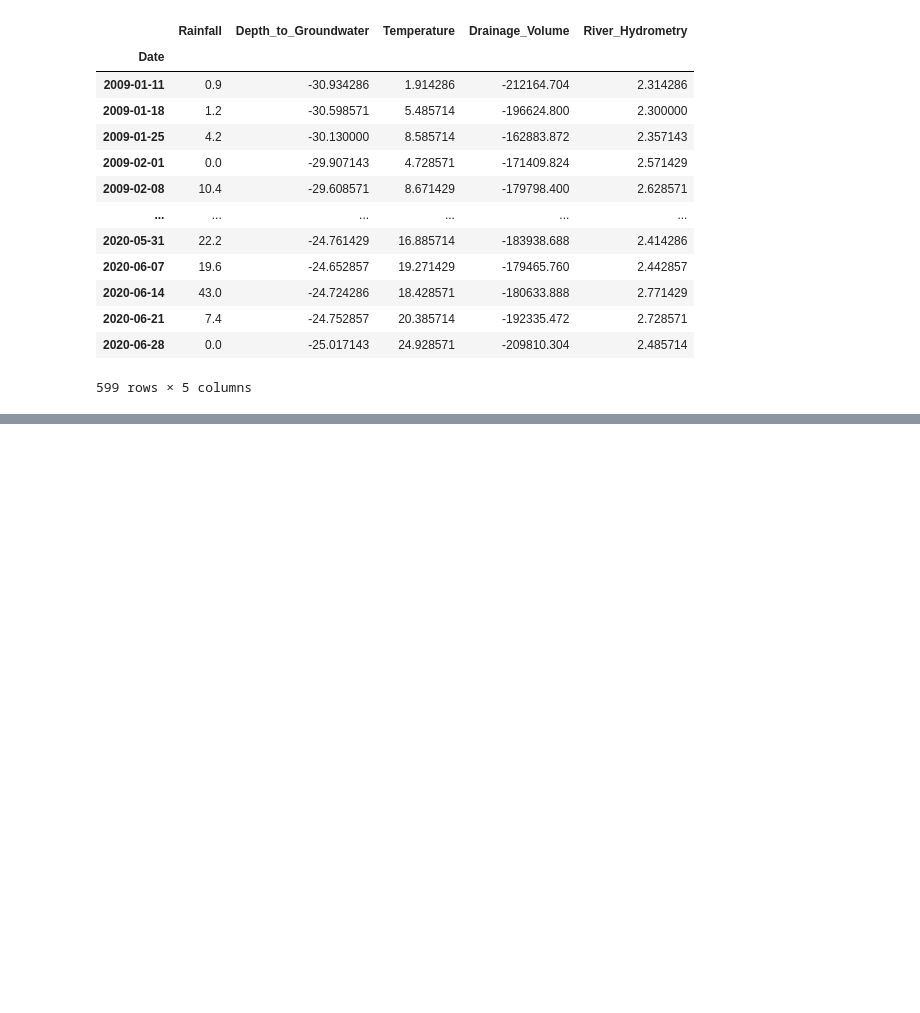
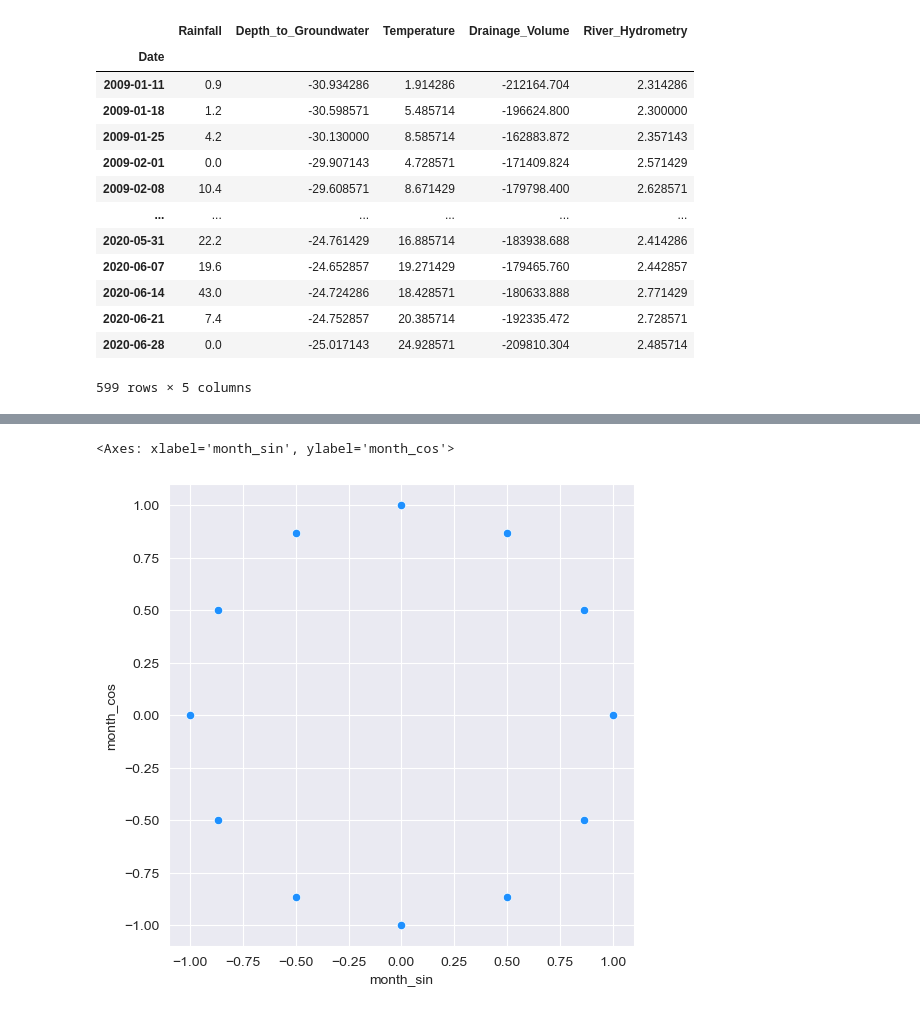
Before and after one commit to KatrinPoepp/bachelor, a Jupyter notebook: Data_prep.ipynb, the cells around one changed output, grey strips where cells are left out. Saved outputs shown, nothing was run; the diff lists cells and outputs as text; code cells hidden in the pictures; blank space fills up the shorter version.

```diff
--- a/Data_prep.ipynb
+++ b/Data_prep.ipynb
@@ -201,3 +198,6 @@ df_trimmed
 599 rows × 5 columns
 # %%
 df_trimmed.to_csv('files/interploated_w.csv')
+# %%
+df = pd.read_csv("./files/scaled_m.csv", index_col=0)
+df.index = pd.to_datetime(df.index, format = '%Y-%m-%d')
@@ -203,0 +221,12 @@ df_trimmed.to_csv('files/interploated_w.csv')
+# %%
+df['year'] = df.index.year
+df['month'] = df.index.month
+#df['day'] = df.index.day
+#df['day_of_year'] = df.index.dayofyear
+#df['week_of_year'] = df.index.weekofyear
+df['quarter'] = df.index.quarter
+df['season'] = df.month%12 // 3 + 1
+
+#df[['year', 'month', 'day', 'day_of_year', 'week_of_year', 'quarter', 'season']]
+#df[['year', 'month',  'week_of_year', 'quarter', 'season']]
+df[['year', 'month', 'quarter', 'season']]
@@ -203,0 +248,33 @@ df_trimmed.to_csv('files/interploated_w.csv')
+# %%
+from matplotlib import pyplot as plt
+import seaborn as sns
+
+month_in_year = 12
+df['month_sin'] = np.sin(2 * np.pi * df.month / month_in_year)
+df['month_cos'] = np.cos(2 * np.pi * df.month / month_in_year)
+# days_in_month = 30
+# df['day_sin'] = np.sin(2 * np.pi * df.day / days_in_month)
+# df['day_cos'] = np.cos(2 * np.pi * df.day / days_in_month)
+
+# days_in_year = 365
+# df['day_of_year_sin'] = np.sin(2 * np.pi * df.day_of_year / days_in_year)
+# df['day_of_year_cos'] = np.cos(2 * np.pi * df.day_of_year / days_in_year)
+
+# weeks_in_year = 52.1429
+# df['week_of_year_sin'] = np.sin(2 * np.pi * df.week_of_year / weeks_in_year)
+# df['week_of_year_cos'] = np.cos(2 * np.pi * df.week_of_year / weeks_in_year)
+
+quarters_in_year = 4
+df['quarter_sin'] = np.sin(2 * np.pi * df.quarter / quarters_in_year)
+df['quarter_cos'] = np.cos(2 * np.pi * df.quarter / quarters_in_year)
+
+seasons_in_year = 4
+df['season_sin'] = np.sin(2 * np.pi * df.season / seasons_in_year)
+df['season_cos'] = np.cos(2 * np.pi * df.season / seasons_in_year)
+
+f, ax = plt.subplots(nrows=1, ncols=1, figsize=(6, 6))
+
+sns.scatterplot(x=df.month_sin, y=df.month_cos, color='dodgerblue')
+# %% [output]
+<Axes: xlabel='month_sin', ylabel='month_cos'>
+[figure, added]
```
Also changed, not shown: parts of 6 cells of this notebook, 13 other files.
